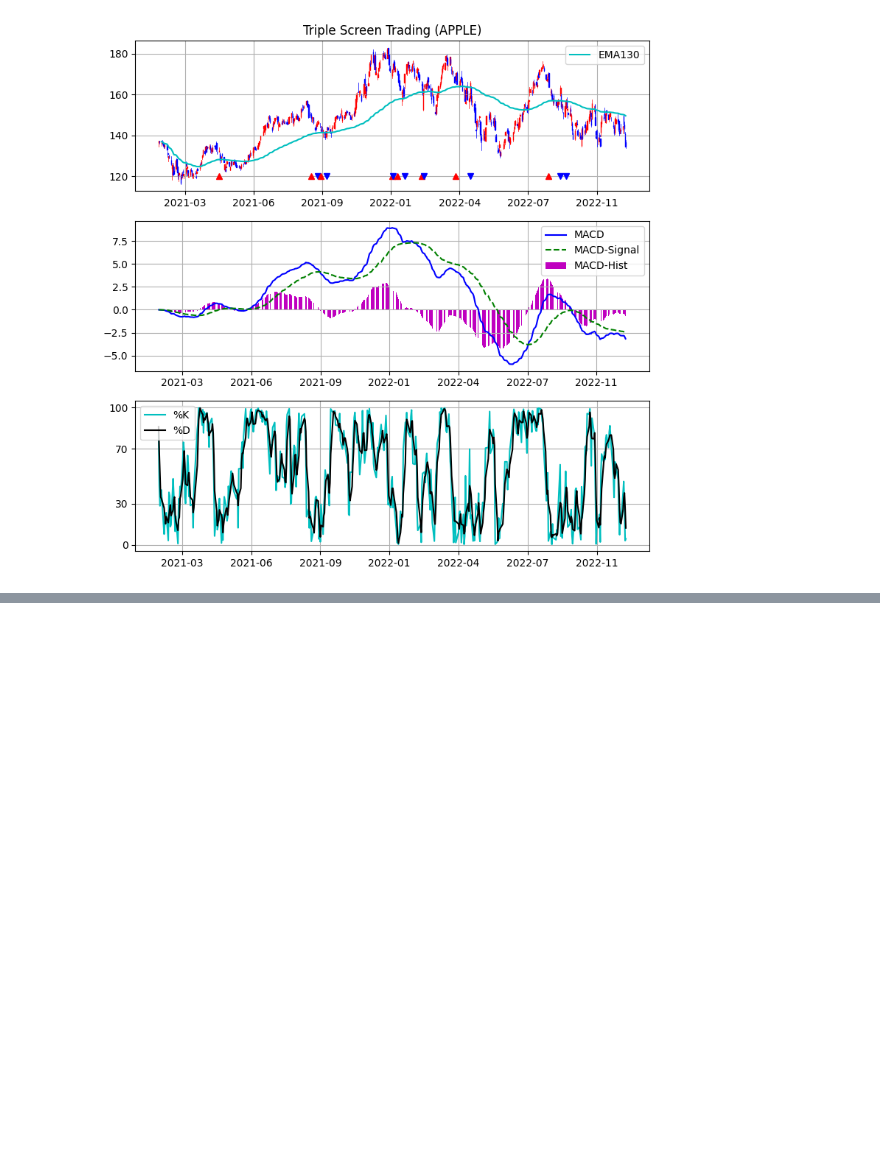
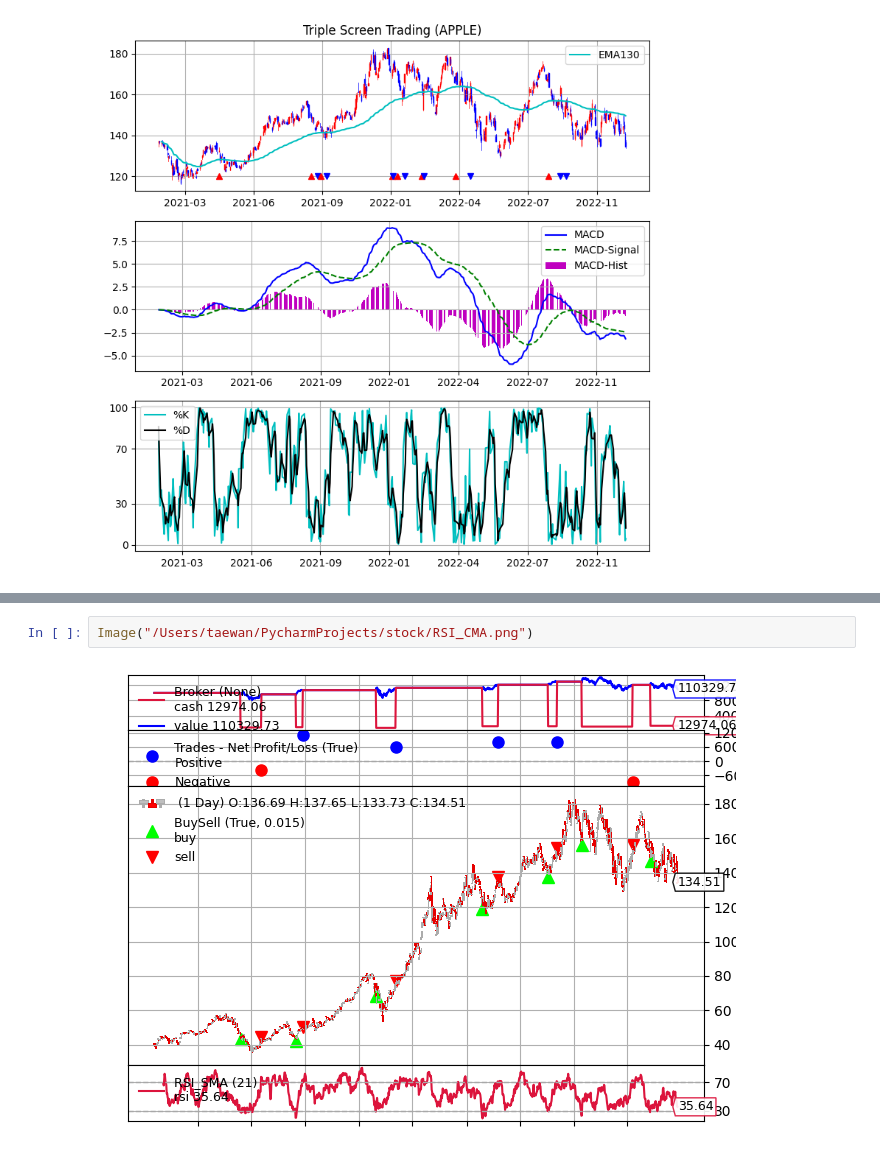
Before and after one commit to taewan2002/stock, a Jupyter notebook: Analysis.ipynb, the cells around one changed output, grey strips where cells are left out. Cells and saved outputs as stored; diff of their text form; blank space fills up the shorter version.

```diff
--- a/Analysis.ipynb
+++ b/Analysis.ipynb
@@ -704,0 +711,4 @@ Final Portfolio Value   : 110,330 USD
+# %%
+Image("/Users/taewan/PycharmProjects/stock/RSI_CMA.png")
+# %% [output]
+[figure, added]
```
Also changed, not shown: parts of 3 cells of this notebook.
